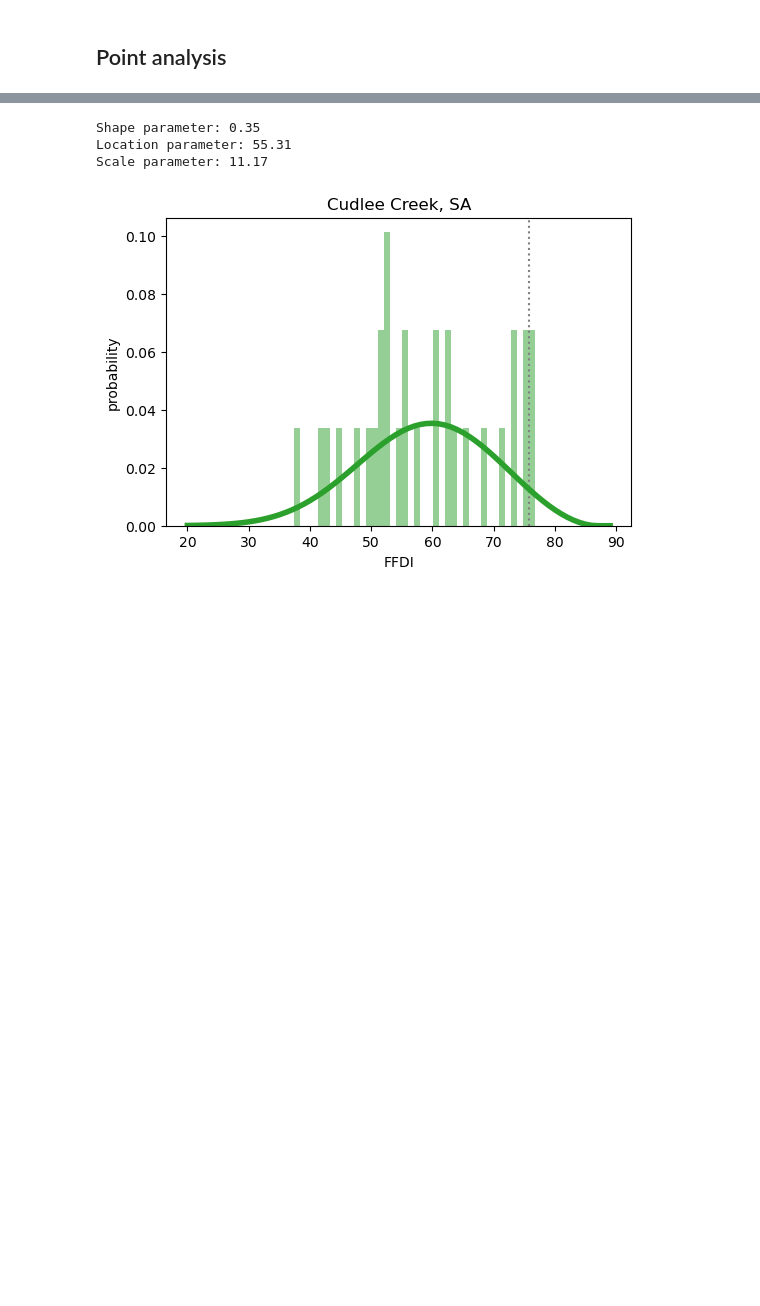
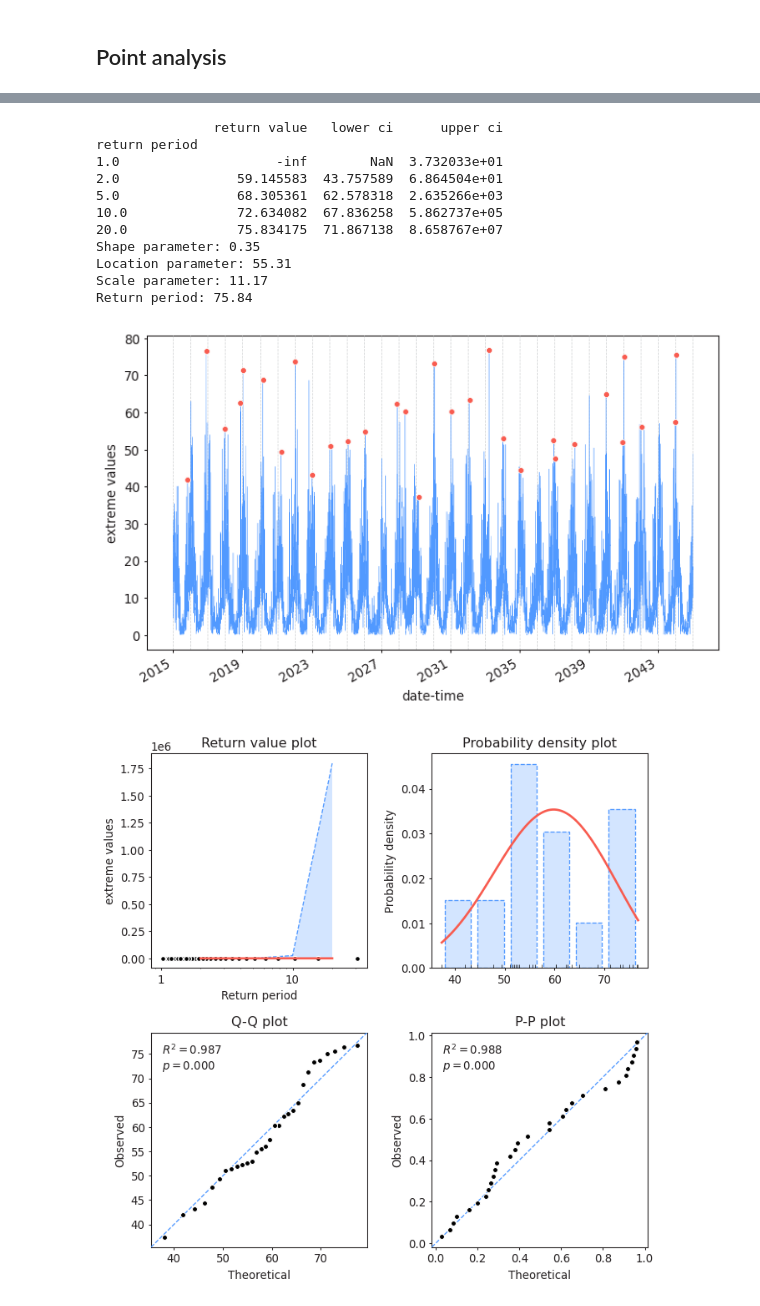
Before and after one commit to climate-innovation-hub/frequency-analysis, a Jupyter notebook: examples/ffdi_example.ipynb, the cells around one changed output, grey strips where cells are left out. Saved outputs shown, nothing was run; the diff lists cells and outputs as text; code cells hidden in the pictures; blank space fills up the shorter version.

Commit message:
Switch to pyextremes plots

```diff
--- a/examples/ffdi_example.ipynb
+++ b/examples/ffdi_example.ipynb
@@ -261,7 +170,0 @@ model.fit_model(distribution='genextreme', distribution_kwargs={'floc': 44.26, '
-# %%
-summary = model.get_summary(
-    return_period=[20],
-    alpha=0.95,
-    n_samples=1000
-)
-print(summary)
@@ -276,4 +171,34 @@ AttributeError: 'NoneType' object has no attribute 'canvas'
 # %%
+def plot_diagnostics(place_name):
+    """Plot return period diagnostics for a given grid point"""
+
+    lat, lon = place_latlons[place_name]
+    ffdi_point = ds_ffdi['FFDI'].sel({'lat': lat, 'lon': lon}, method='nearest', drop=True)
+    str_times = [time.strftime('%Y-%m-%d') for time in ffdi_point['time'].values]
+    eg_series = pd.Series(data=ffdi_point.values, index=pd.to_datetime(str_times))
+    model = EVA(eg_series)
+    model.get_extremes(method='BM', block_size='365.2425D')
+#    print('# The most extreme days')
+#    print(model.extremes.head())
+    full_timeseries_fig, ax = model.plot_extremes()
+    model.fit_model(distribution='genextreme')
+    summary = model.get_summary(
+        return_period=[1, 2, 5, 10, 20],
+        alpha=0.95,
+        n_samples=1000
+    )
+    print(summary)
+    ari_point = ds_ffdi_ari['FFDI'].sel({'lat': lat, 'lon': lon}, method='nearest')
+    return_period = ari_point.values[0]
+    params_point = ds_ffdi_ari_params['FFDI'].sel({'lat': lat, 'lon': lon}, method='nearest')
+    gev_shape, gev_loc, gev_scale = params_point.values
+    print(f'Shape parameter: {gev_shape:.2f}')
+    print(f'Location parameter: {gev_loc:.2f}')
+    print(f'Scale parameter: {gev_scale:.2f}')
+    print(f'Return period: {return_period:.2f}')
+    diagnostic_fig, ax = model.plot_diagnostic(alpha=0.95, return_period=[1, 2, 5, 10, 20])
+
+
 def plot_pdf(place_name, xrange=[0, 120]):
     """Plot the PDF and GEV for a given grid point."""
 
@@ -295,9 +220,12 @@ def plot_pdf(place_name, xrange=[0, 120]):
     print(f'Shape parameter: {gev_shape:.2f}')
     print(f'Location parameter: {gev_loc:.2f}')
     print(f'Scale parameter: {gev_scale:.2f}')
-    plt.axvline(ari_point.values[0], color='0.5', linestyle=':')
+    return_period = ari_point.values[0]
+    print(f'Return period: {return_period:.2f}')
+    plt.axvline(return_period, color='0.5', linestyle=':')
     plt.plot(gev_xvals, gev_pdf, color='tab:green', linewidth=4.0)
     plt.xlabel('FFDI')
     plt.ylabel('probability')
     plt.title(place_name)
     plt.show()
+    plt.close()
@@ -311,8 +248,17 @@ Scale parameter: 11.19
 # %%
-plot_pdf('Cudlee Creek, SA', xrange=[20, 90])
+plot_diagnostics('Cudlee Creek, SA')
 # %% [output]
+               return value   lower ci      upper ci
+return period
+1.0                    -inf        NaN  3.732033e+01
+2.0               59.145583  43.757589  6.864504e+01
+5.0               68.305361  62.578318  2.635266e+03
+10.0              72.634082  67.836258  5.862737e+05
+20.0              75.834175  71.867138  8.658767e+07
 Shape parameter: 0.35
 Location parameter: 55.31
 Scale parameter: 11.17
+Return period: 75.84
-[figure, old version]
+[figure, new version]
+[figure, added]
 # %%
```
Also changed, not shown: parts of 20 cells of this notebook.
